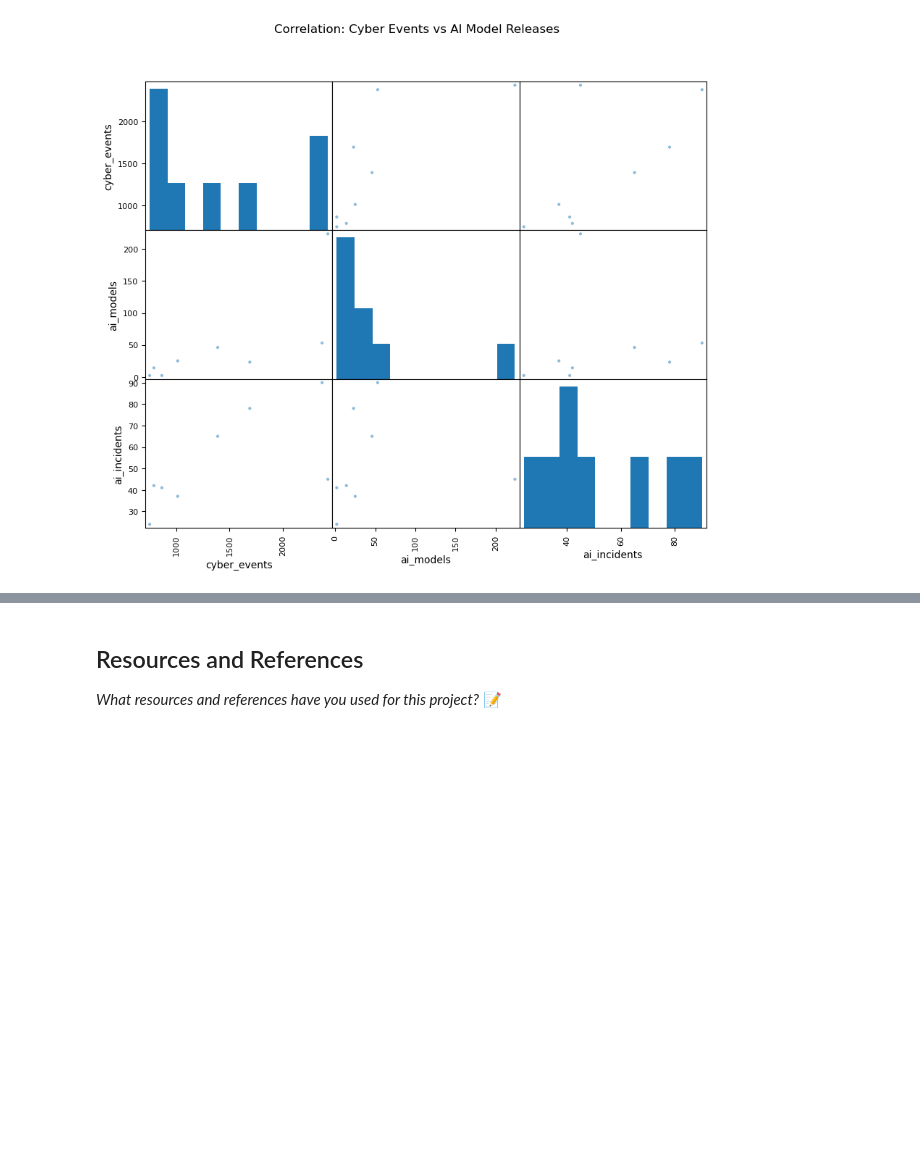
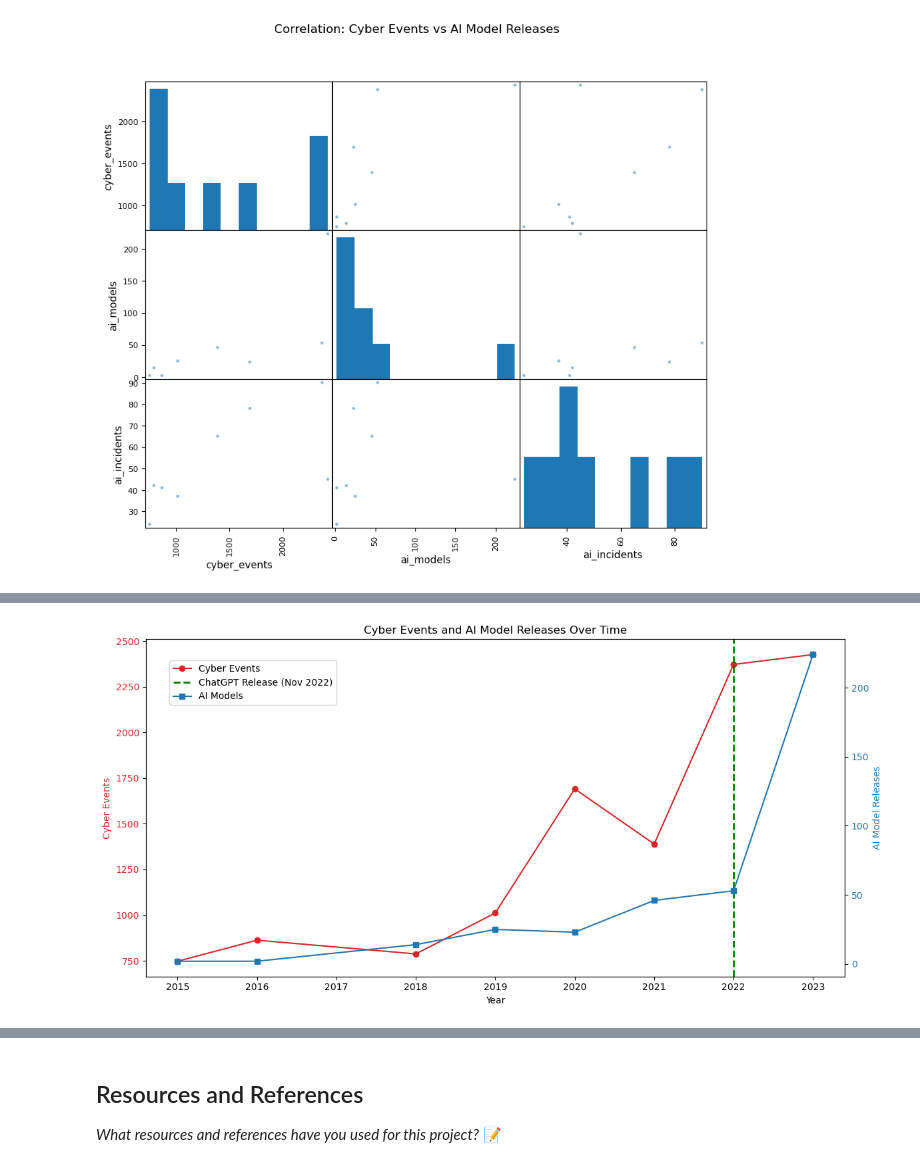
Before and after one commit to IT4063C001-Fall2025/final-project-sethpa, a Jupyter notebook: source.ipynb, the cells around one changed output, grey strips where cells are left out. Cells and saved outputs as stored; diff of their text form; code cells hidden in the pictures; blank space fills up the shorter version.

```diff
--- a/source.ipynb
+++ b/source.ipynb
@@ -817,0 +855,25 @@ plt.show()
+# %%
+# Distribution chart of time series with ChatGPT release marked
+fig, ax1 = plt.subplots(figsize=(12, 6))
+
+# Cyber events line
+ax1.set_xlabel('Year')
+ax1.set_ylabel('Cyber Events', color='tab:red')
+ax1.plot(yearly_combined.index, yearly_combined['cyber_events'], color='tab:red', marker='o', label='Cyber Events')
+ax1.tick_params(axis='y', labelcolor='tab:red')
+
+# AI models line (secondary axis)
+ax2 = ax1.twinx()
+ax2.set_ylabel('AI Model Releases', color='tab:blue')
+ax2.plot(yearly_combined.index, yearly_combined['ai_models'], color='tab:blue', marker='s', label='AI Models')
+ax2.tick_params(axis='y', labelcolor='tab:blue')
+
+# Mark ChatGPT release
+ax1.axvline(x=2022, color='g', linestyle='--', linewidth=2, label='ChatGPT Release (Nov 2022)')
+
+plt.title('Cyber Events and AI Model Releases Over Time')
+fig.legend(loc='upper left', bbox_to_anchor=(0.09, 0.9))
+plt.tight_layout()
+plt.show()
+# %% [output]
+[figure, added]
```
Also changed, not shown: parts of 4 cells of this notebook.
